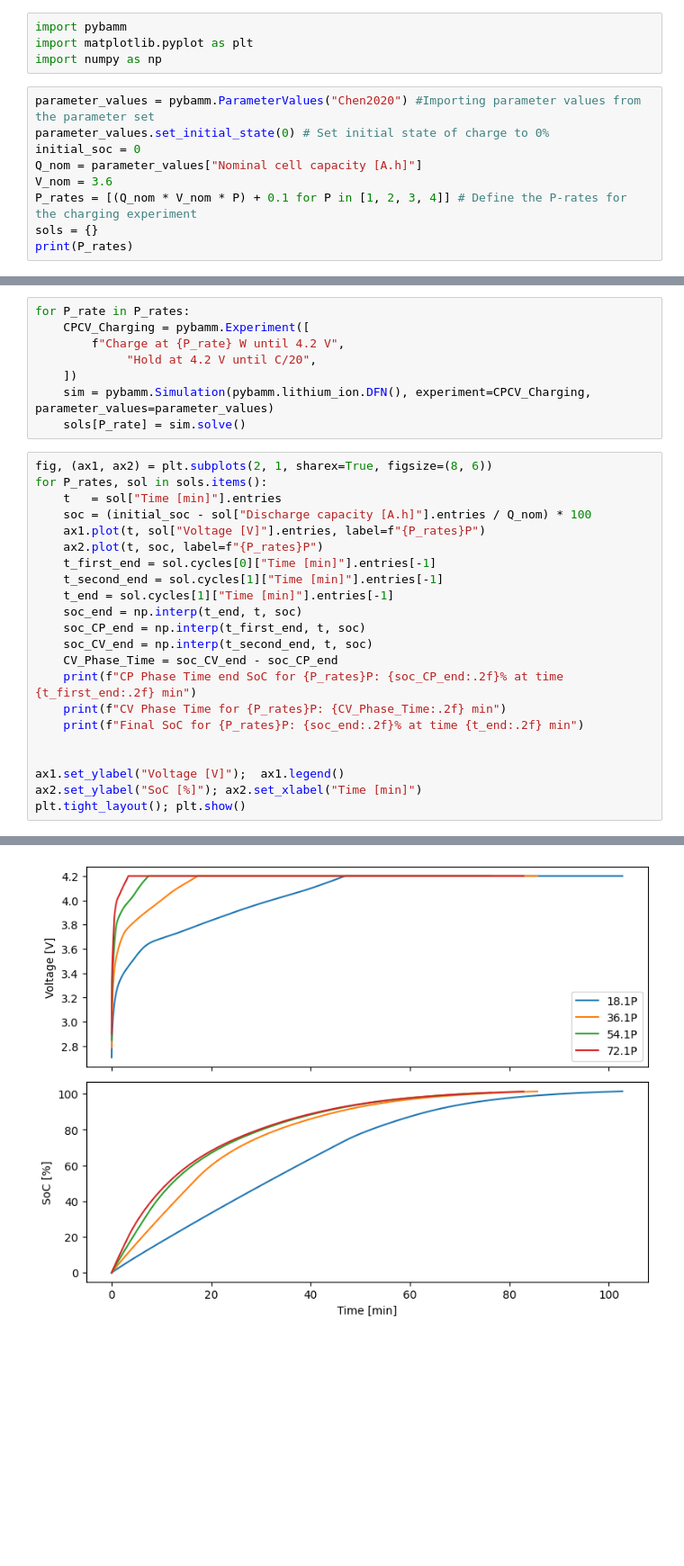
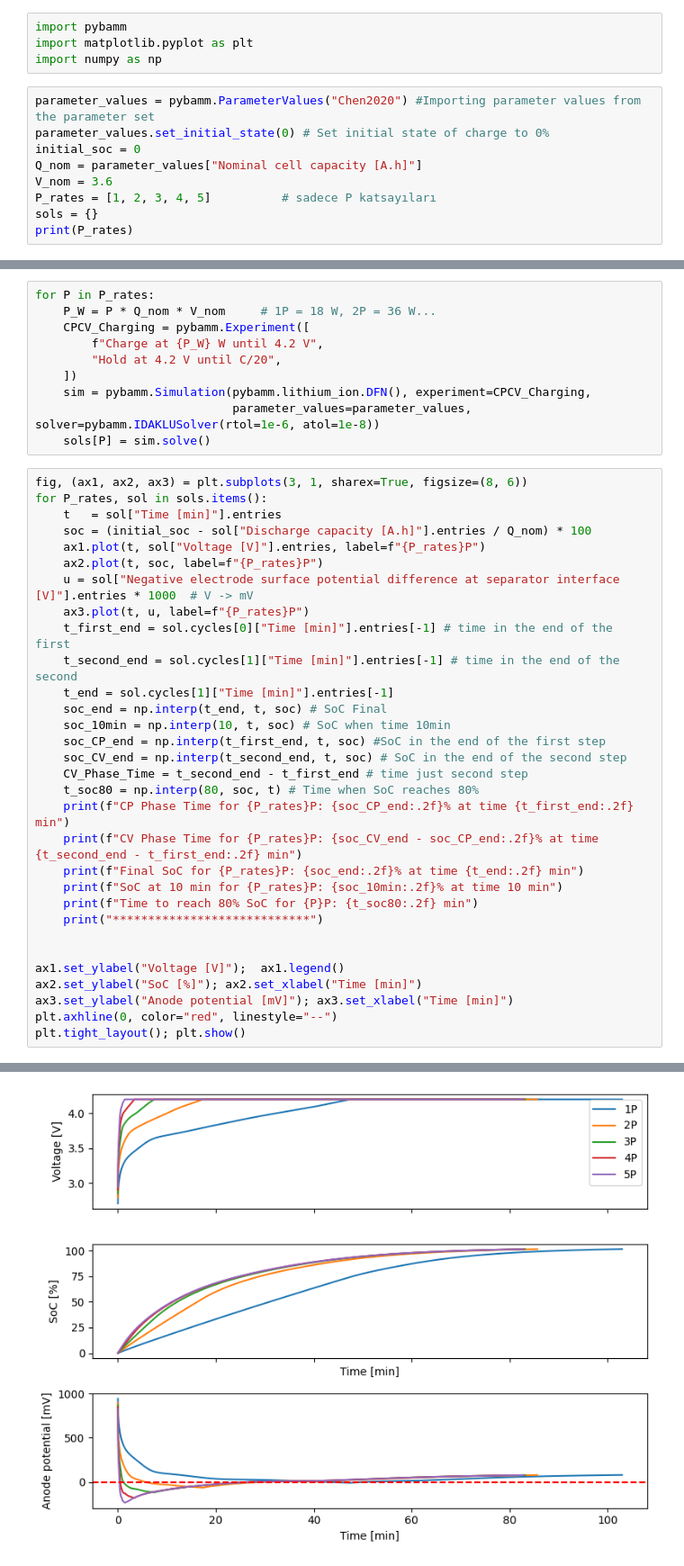
Before and after one commit to halbul01/Pybamm-Samples, a Jupyter notebook: 08_Experiments_P-rate_Compare_CPCV.ipynb, the cells around one changed output, grey strips where cells are left out. Shown at 90% size. Cells and saved outputs as stored; diff of their text form; blank space fills up the shorter version.

```diff
--- a/08_Experiments_P-rate_Compare_CPCV.ipynb
+++ b/08_Experiments_P-rate_Compare_CPCV.ipynb
@@ -8,7 +8,7 @@ parameter_values.set_initial_state(0) # Set initial state of charge to 0%
 initial_soc = 0
 Q_nom = parameter_values["Nominal cell capacity [A.h]"]
 V_nom = 3.6
-P_rates = [(Q_nom * V_nom * P) + 0.1 for P in [1, 2, 3, 4]] # Define the P-rates for the charging experiment
+P_rates = [1, 2, 3, 4, 5]          # sadece P katsayıları
 sols = {}
 print(P_rates)
 # %% [output]
@@ -16,31 +16,42 @@ print(P_rates)
 # %%
-for P_rate in P_rates:
+for P in P_rates:
+    P_W = P * Q_nom * V_nom     # 1P = 18 W, 2P = 36 W...
     CPCV_Charging = pybamm.Experiment([
-        f"Charge at {P_rate} W until 4.2 V",
-             "Hold at 4.2 V until C/20",
+        f"Charge at {P_W} W until 4.2 V",
+        "Hold at 4.2 V until C/20",
     ])
-    sim = pybamm.Simulation(pybamm.lithium_ion.DFN(), experiment=CPCV_Charging, parameter_values=parameter_values)
-    sols[P_rate] = sim.solve()
+    sim = pybamm.Simulation(pybamm.lithium_ion.DFN(), experiment=CPCV_Charging,
+                            parameter_values=parameter_values, solver=pybamm.IDAKLUSolver(rtol=1e-6, atol=1e-8))
+    sols[P] = sim.solve()
 # %%
-fig, (ax1, ax2) = plt.subplots(2, 1, sharex=True, figsize=(8, 6))
+fig, (ax1, ax2, ax3) = plt.subplots(3, 1, sharex=True, figsize=(8, 6))
 for P_rates, sol in sols.items():
     t   = sol["Time [min]"].entries
     soc = (initial_soc - sol["Discharge capacity [A.h]"].entries / Q_nom) * 100
     ax1.plot(t, sol["Voltage [V]"].entries, label=f"{P_rates}P")
     ax2.plot(t, soc, label=f"{P_rates}P")
-    t_first_end = sol.cycles[0]["Time [min]"].entries[-1]
-    t_second_end = sol.cycles[1]["Time [min]"].entries[-1]
+    u = sol["Negative electrode surface potential difference at separator interface [V]"].entries * 1000  # V -> mV
+    ax3.plot(t, u, label=f"{P_rates}P")
+    t_first_end = sol.cycles[0]["Time [min]"].entries[-1] # time in the end of the first
+    t_second_end = sol.cycles[1]["Time [min]"].entries[-1] # time in the end of the second
     t_end = sol.cycles[1]["Time [min]"].entries[-1]
-    soc_end = np.interp(t_end, t, soc)
-    soc_CP_end = np.interp(t_first_end, t, soc)
-    soc_CV_end = np.interp(t_second_end, t, soc)
-    CV_Phase_Time = soc_CV_end - soc_CP_end
-    print(f"CP Phase Time end SoC for {P_rates}P: {soc_CP_end:.2f}% at time {t_first_end:.2f} min")
-    print(f"CV Phase Time for {P_rates}P: {CV_Phase_Time:.2f} min")
+    soc_end = np.interp(t_end, t, soc) # SoC Final
+    soc_10min = np.interp(10, t, soc) # SoC when time 10min
+    soc_CP_end = np.interp(t_first_end, t, soc) #SoC in the end of the first step
+    soc_CV_end = np.interp(t_second_end, t, soc) # SoC in the end of the second step
+    CV_Phase_Time = t_second_end - t_first_end # time just second step
+    t_soc80 = np.interp(80, soc, t) # Time when SoC reaches 80%
+    print(f"CP Phase Time for {P_rates}P: {soc_CP_end:.2f}% at time {t_first_end:.2f} min")
+    print(f"CV Phase Time for {P_rates}P: {soc_CV_end - soc_CP_end:.2f}% at time {t_second_end - t_first_end:.2f} min")
     print(f"Final SoC for {P_rates}P: {soc_end:.2f}% at time {t_end:.2f} min")
+    print(f"SoC at 10 min for {P_rates}P: {soc_10min:.2f}% at time 10 min")
+    print(f"Time to reach 80% SoC for {P}P: {t_soc80:.2f} min")
+    print("****************************")
 
 
 ax1.set_ylabel("Voltage [V]");  ax1.legend()
 ax2.set_ylabel("SoC [%]"); ax2.set_xlabel("Time [min]")
+ax3.set_ylabel("Anode potential [mV]"); ax3.set_xlabel("Time [min]")
+plt.axhline(0, color="red", linestyle="--")
 plt.tight_layout(); plt.show()
 # %% [output]
@@ -59 +75 @@ Final SoC for 72.1P: 101.34% at time 82.82 min
-[figure, old version]
+[figure, new version]
```
Also changed, not shown: parts of 2 cells of this notebook, 3 other files.
